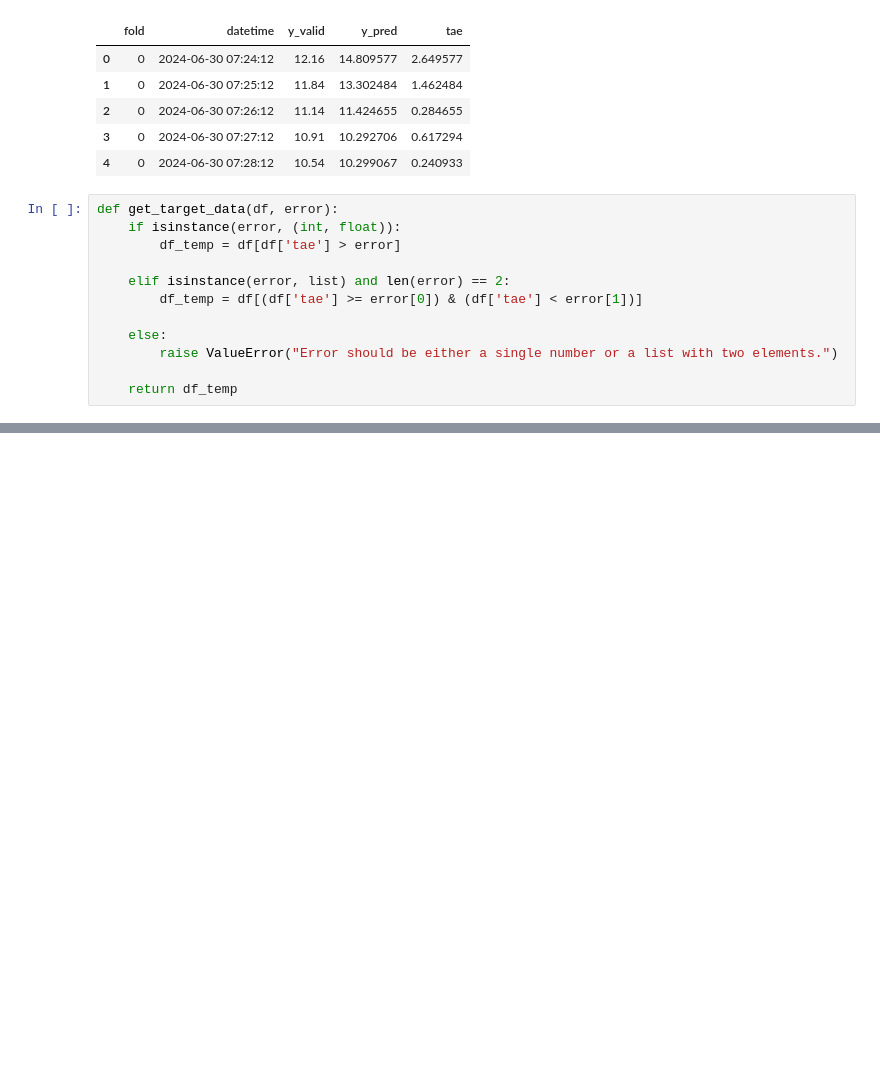
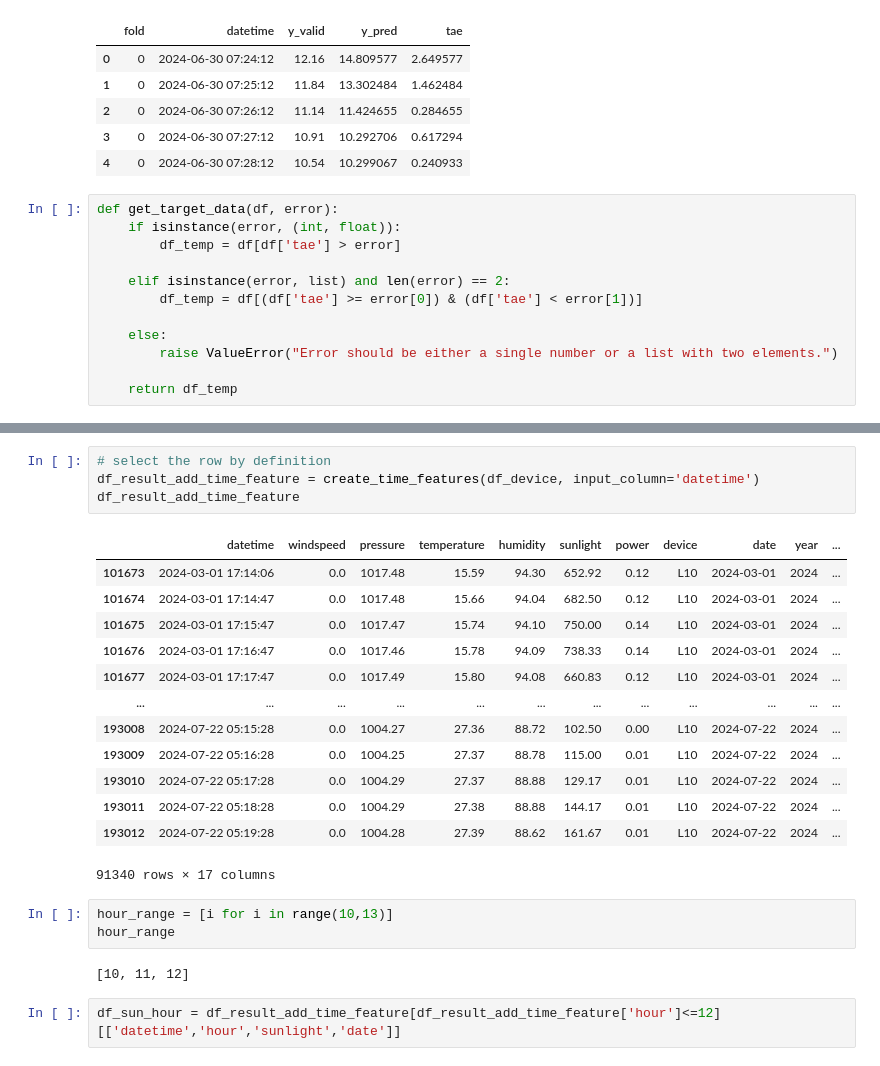
Before and after one commit to chiseanchang0727/aicup-predict-energy-generation, a Jupyter notebook: test_region/error_analysis.ipynb, the cells around one changed output, grey strips where cells are left out. Saved outputs shown, nothing was run; the diff lists cells and outputs as text; blank space fills up the shorter version.

```diff
--- a/test_region/error_analysis.ipynb
+++ b/test_region/error_analysis.ipynb
@@ -78,0 +176,25 @@ get_target_data(df_result, error=[500, 1000])
+# %%
+# select the row by definition
+df_result_add_time_feature = create_time_features(df_device, input_column='datetime')
+df_result_add_time_feature
+# %% [output]
+|  | datetime | windspeed | pressure | temperature | humidity | sunlight | power | device | date | year | ... |
+| 101673 | 2024-03-01 17:14:06 | 0.0 | 1017.48 | 15.59 | 94.30 | 652.92 | 0.12 | L10 | 2024-03-01 | 2024 | ... |
+| 101674 | 2024-03-01 17:14:47 | 0.0 | 1017.48 | 15.66 | 94.04 | 682.50 | 0.12 | L10 | 2024-03-01 | 2024 | ... |
+| 101675 | 2024-03-01 17:15:47 | 0.0 | 1017.47 | 15.74 | 94.10 | 750.00 | 0.14 | L10 | 2024-03-01 | 2024 | ... |
+| 101676 | 2024-03-01 17:16:47 | 0.0 | 1017.46 | 15.78 | 94.09 | 738.33 | 0.14 | L10 | 2024-03-01 | 2024 | ... |
+| 101677 | 2024-03-01 17:17:47 | 0.0 | 1017.49 | 15.80 | 94.08 | 660.83 | 0.12 | L10 | 2024-03-01 | 2024 | ... |
+| ... | ... | ... | ... | ... | ... | ... | ... | ... | ... | ... | ... |
+| 193008 | 2024-07-22 05:15:28 | 0.0 | 1004.27 | 27.36 | 88.72 | 102.50 | 0.00 | L10 | 2024-07-22 | 2024 | ... |
+| 193009 | 2024-07-22 05:16:28 | 0.0 | 1004.25 | 27.37 | 88.78 | 115.00 | 0.01 | L10 | 2024-07-22 | 2024 | ... |
+| 193010 | 2024-07-22 05:17:28 | 0.0 | 1004.29 | 27.37 | 88.88 | 129.17 | 0.01 | L10 | 2024-07-22 | 2024 | ... |
+| 193011 | 2024-07-22 05:18:28 | 0.0 | 1004.29 | 27.38 | 88.88 | 144.17 | 0.01 | L10 | 2024-07-22 | 2024 | ... |
+| 193012 | 2024-07-22 05:19:28 | 0.0 | 1004.28 | 27.39 | 88.62 | 161.67 | 0.01 | L10 | 2024-07-22 | 2024 | ... |
+91340 rows × 17 columns
+# %%
+hour_range = [i for i in range(10,13)]
+hour_range
+# %% [output]
+[10, 11, 12]
+# %%
+df_sun_hour = df_result_add_time_feature[df_result_add_time_feature['hour']<=12][['datetime','hour','sunlight','date']]
```
Also changed, not shown: parts of 13 cells of this notebook.
